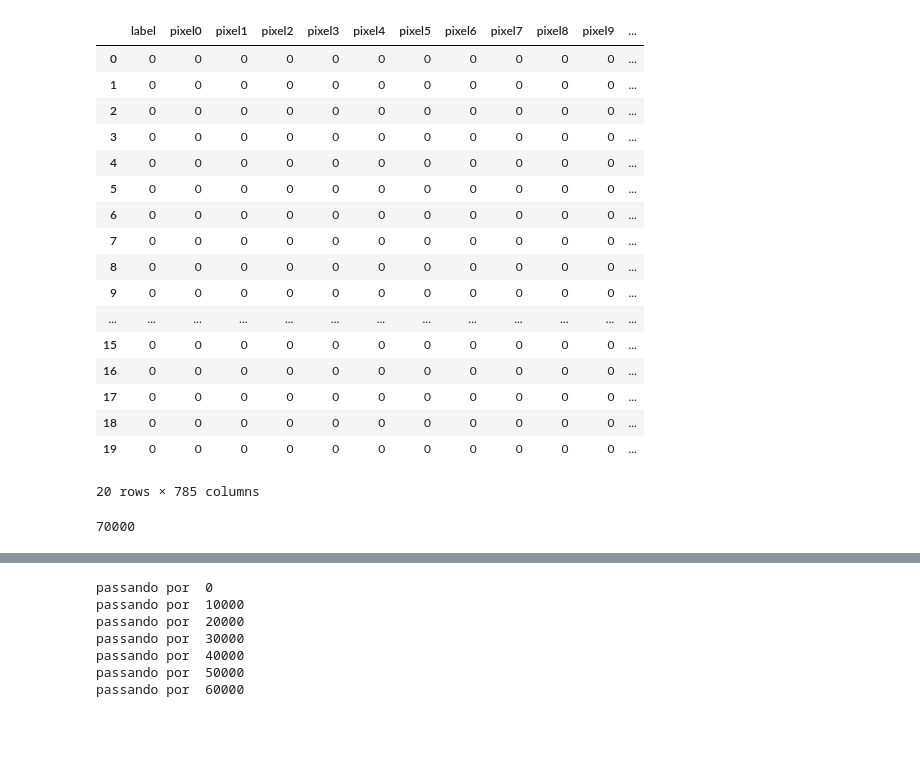
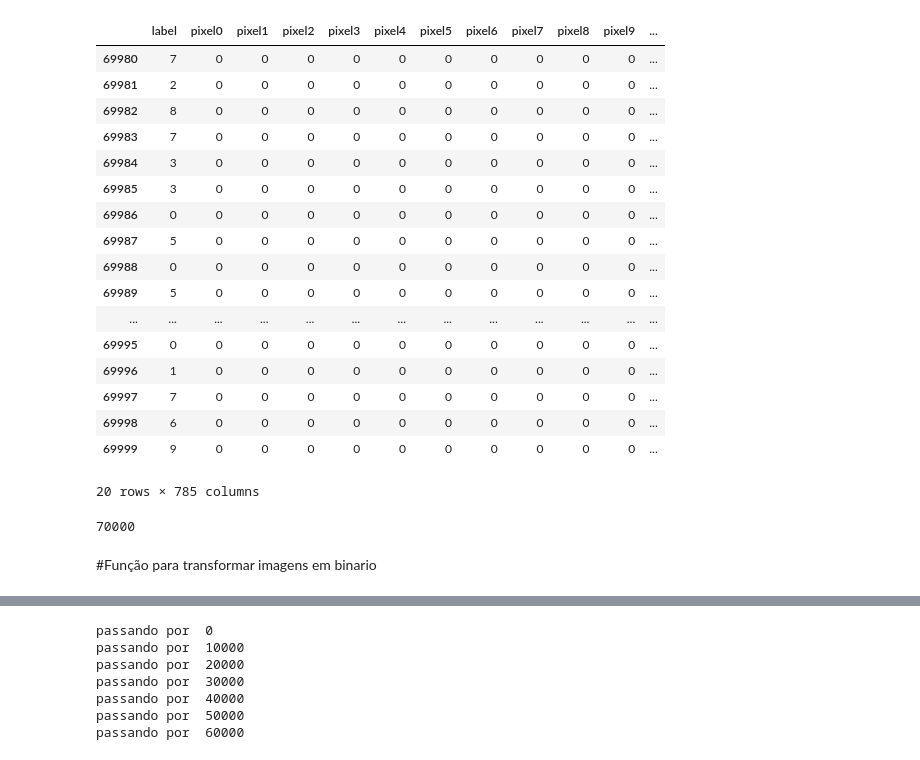
Before and after one commit to DaanMoura/AprendizadoDeMaquina, a Jupyter notebook: trabalho2/AM_Trab2.ipynb, the cells around one changed output, grey strips where cells are left out. Drawn from its saved outputs; the diff is of its cells as text; code cells hidden in the pictures; blank space fills up the shorter version.

```diff
--- a/trabalho2/AM_Trab2.ipynb
+++ b/trabalho2/AM_Trab2.ipynb
@@ -13,23 +14,23 @@ from prettytable import PrettyTable
 # %%
 numbers_df = pd.read_csv("https://media.githubusercontent.com/media/DaanMoura/AprendizadoDeMaquina/main/trabalho2/data/numbers.csv")
 # %%
-numbers_df.head(20)
+numbers_df.tail(20)
 # %% [output]
 |  | label | pixel0 | pixel1 | pixel2 | pixel3 | pixel4 | pixel5 | pixel6 | pixel7 | pixel8 | pixel9 | ... |
-| 0 | 0 | 0 | 0 | 0 | 0 | 0 | 0 | 0 | 0 | 0 | 0 | ... |
-| 1 | 0 | 0 | 0 | 0 | 0 | 0 | 0 | 0 | 0 | 0 | 0 | ... |
-| 2 | 0 | 0 | 0 | 0 | 0 | 0 | 0 | 0 | 0 | 0 | 0 | ... |
-| 3 | 0 | 0 | 0 | 0 | 0 | 0 | 0 | 0 | 0 | 0 | 0 | ... |
-| 4 | 0 | 0 | 0 | 0 | 0 | 0 | 0 | 0 | 0 | 0 | 0 | ... |
-| 5 | 0 | 0 | 0 | 0 | 0 | 0 | 0 | 0 | 0 | 0 | 0 | ... |
-| 6 | 0 | 0 | 0 | 0 | 0 | 0 | 0 | 0 | 0 | 0 | 0 | ... |
-| 7 | 0 | 0 | 0 | 0 | 0 | 0 | 0 | 0 | 0 | 0 | 0 | ... |
-| 8 | 0 | 0 | 0 | 0 | 0 | 0 | 0 | 0 | 0 | 0 | 0 | ... |
-| 9 | 0 | 0 | 0 | 0 | 0 | 0 | 0 | 0 | 0 | 0 | 0 | ... |
+| 69980 | 7 | 0 | 0 | 0 | 0 | 0 | 0 | 0 | 0 | 0 | 0 | ... |
+| 69981 | 2 | 0 | 0 | 0 | 0 | 0 | 0 | 0 | 0 | 0 | 0 | ... |
+| 69982 | 8 | 0 | 0 | 0 | 0 | 0 | 0 | 0 | 0 | 0 | 0 | ... |
+| 69983 | 7 | 0 | 0 | 0 | 0 | 0 | 0 | 0 | 0 | 0 | 0 | ... |
+| 69984 | 3 | 0 | 0 | 0 | 0 | 0 | 0 | 0 | 0 | 0 | 0 | ... |
+| 69985 | 3 | 0 | 0 | 0 | 0 | 0 | 0 | 0 | 0 | 0 | 0 | ... |
+| 69986 | 0 | 0 | 0 | 0 | 0 | 0 | 0 | 0 | 0 | 0 | 0 | ... |
+| 69987 | 5 | 0 | 0 | 0 | 0 | 0 | 0 | 0 | 0 | 0 | 0 | ... |
+| 69988 | 0 | 0 | 0 | 0 | 0 | 0 | 0 | 0 | 0 | 0 | 0 | ... |
+| 69989 | 5 | 0 | 0 | 0 | 0 | 0 | 0 | 0 | 0 | 0 | 0 | ... |
 | ... | ... | ... | ... | ... | ... | ... | ... | ... | ... | ... | ... | ... |
-| 15 | 0 | 0 | 0 | 0 | 0 | 0 | 0 | 0 | 0 | 0 | 0 | ... |
-| 16 | 0 | 0 | 0 | 0 | 0 | 0 | 0 | 0 | 0 | 0 | 0 | ... |
-| 17 | 0 | 0 | 0 | 0 | 0 | 0 | 0 | 0 | 0 | 0 | 0 | ... |
-| 18 | 0 | 0 | 0 | 0 | 0 | 0 | 0 | 0 | 0 | 0 | 0 | ... |
-| 19 | 0 | 0 | 0 | 0 | 0 | 0 | 0 | 0 | 0 | 0 | 0 | ... |
+| 69995 | 0 | 0 | 0 | 0 | 0 | 0 | 0 | 0 | 0 | 0 | 0 | ... |
+| 69996 | 1 | 0 | 0 | 0 | 0 | 0 | 0 | 0 | 0 | 0 | 0 | ... |
+| 69997 | 7 | 0 | 0 | 0 | 0 | 0 | 0 | 0 | 0 | 0 | 0 | ... |
+| 69998 | 6 | 0 | 0 | 0 | 0 | 0 | 0 | 0 | 0 | 0 | 0 | ... |
+| 69999 | 9 | 0 | 0 | 0 | 0 | 0 | 0 | 0 | 0 | 0 | 0 | ... |
 20 rows × 785 columns
@@ -41,6 +45,8 @@ numbers = numbers_df.to_numpy()
 len(numbers)
 # %% [output]
 70000
+# %% [markdown]
+#Função para transformar imagens em binario
 # %%
 def to_binary(image):
   out = image.copy()
```
Also changed, not shown: parts of 33 cells of this notebook.
